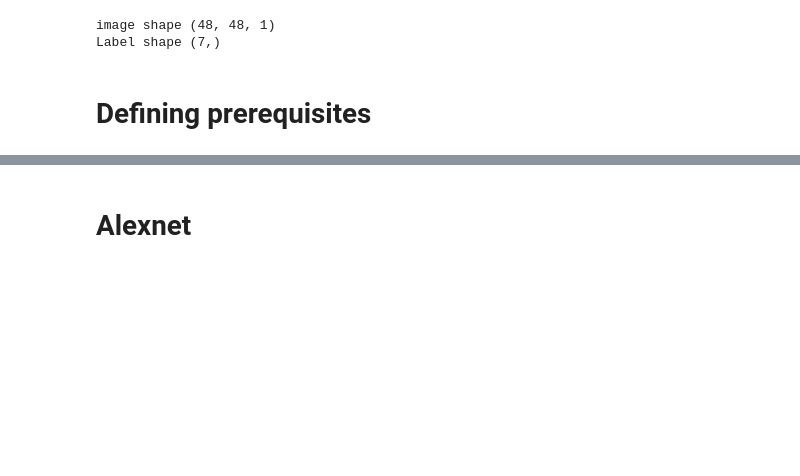
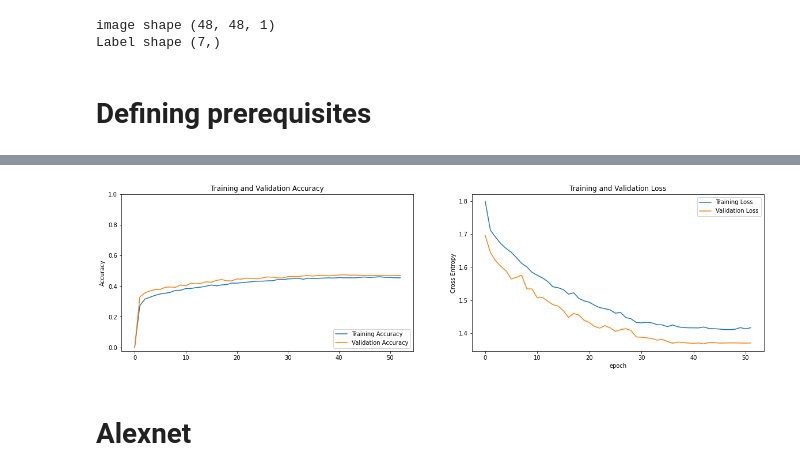
Before and after one commit to s-kp/CapstoneProject-FaceEmotionRecognition, a Jupyter notebook: FER_Notebook.ipynb, the cells around one changed output, grey strips where cells are left out. Drawn from its saved outputs; the diff is of its cells as text; code cells hidden in the pictures; blank space fills up the shorter version.

```diff
--- a/FER_Notebook.ipynb
+++ b/FER_Notebook.ipynb
@@ -167,0 +215,3 @@ def plots(history):
+# %%
+# Fitting the model
+history = lenet.fit(train_data, validation_data=validation, epochs=100, callbacks=callback_list('lenet'))
@@ -168,3 +236,7 @@ def plots(history):
+# %%
+plots(history)
+# %% [output]
+[figure, added]
 # %% [markdown]
 <a name='2'></a>
 # **Alexnet**
```
Also changed, not shown: parts of 15 cells of this notebook.
